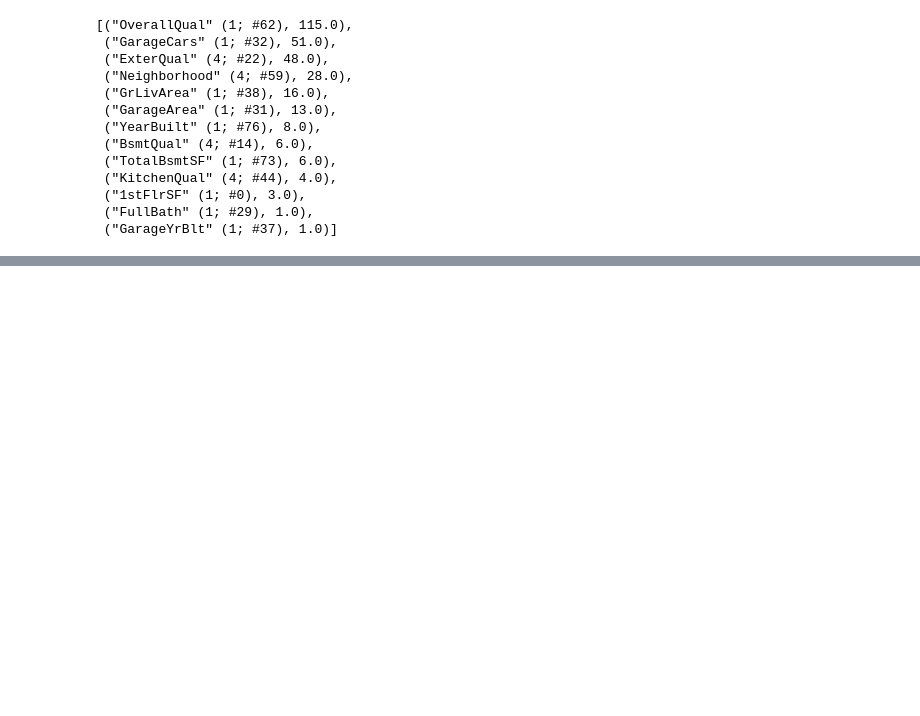
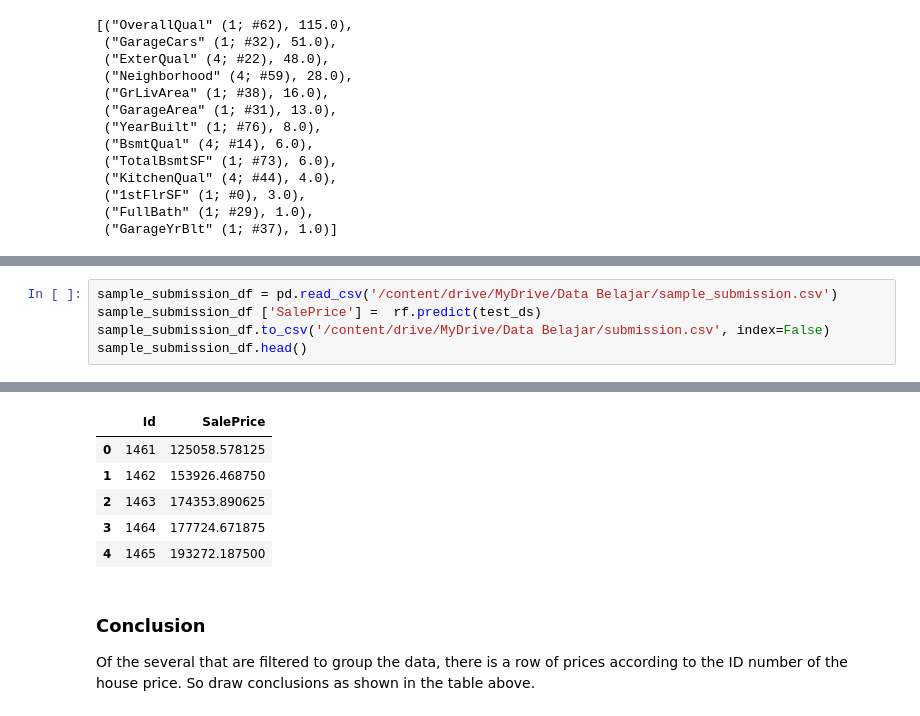
Before and after one commit to raakanaka/Learn-Machine-Learning, a Jupyter notebook: TFDF_Prices_House.ipynb, the cells around one changed output, grey strips where cells are left out. Cells and saved outputs as stored; diff of their text form; blank space fills up the shorter version.

```diff
--- a/TFDF_Prices_House.ipynb
+++ b/TFDF_Prices_House.ipynb
@@ -207,0 +254,6 @@ inspector.variable_importances()["NUM_AS_ROOT"]
+# %%
+sample_submission_df = pd.read_csv('/content/drive/MyDrive/Data Belajar/sample_submission.csv')
+sample_submission_df ['SalePrice'] =  rf.predict(test_ds)
+sample_submission_df.to_csv('/content/drive/MyDrive/Data Belajar/submission.csv', index=False)
+sample_submission_df.head()
+# %% [output]
@@ -207,0 +261,10 @@ inspector.variable_importances()["NUM_AS_ROOT"]
+|  | Id | SalePrice |
+| 0 | 1461 | 125058.578125 |
+| 1 | 1462 | 153926.468750 |
+| 2 | 1463 | 174353.890625 |
+| 3 | 1464 | 177724.671875 |
+| 4 | 1465 | 193272.187500 |
+# %% [markdown]
+### Conclusion
+
+Of the several that are filtered to group the data, there is a row of prices according to the ID number of the house price. So draw conclusions as shown in the table above.
```
Also changed, not shown: parts of 3 cells of this notebook.
